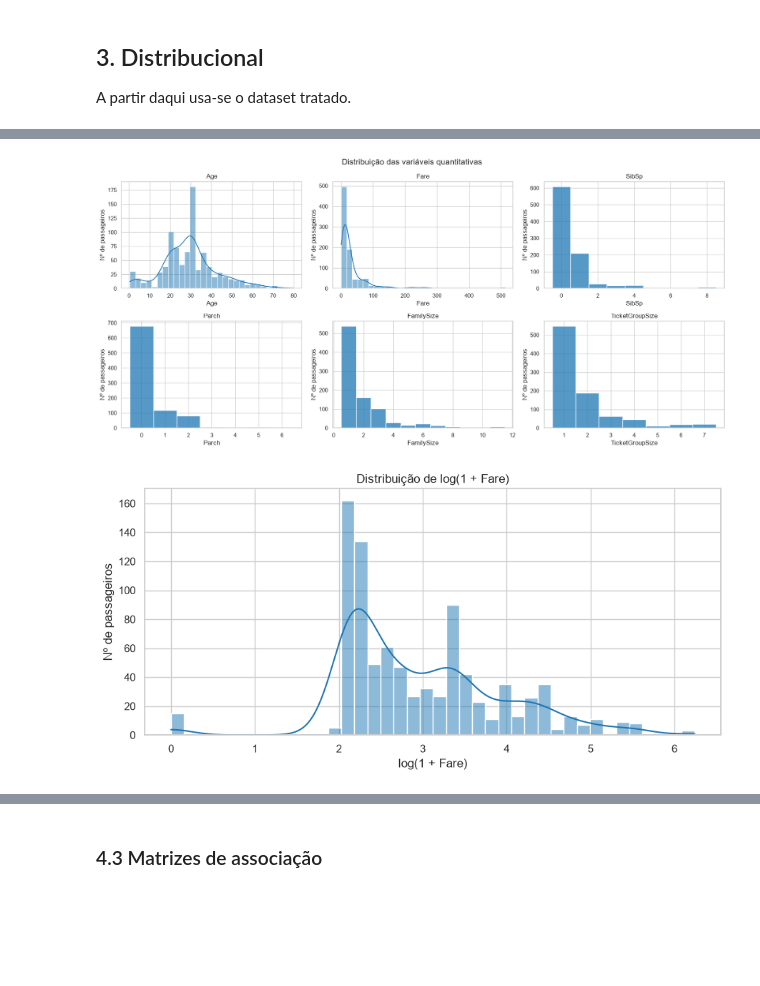
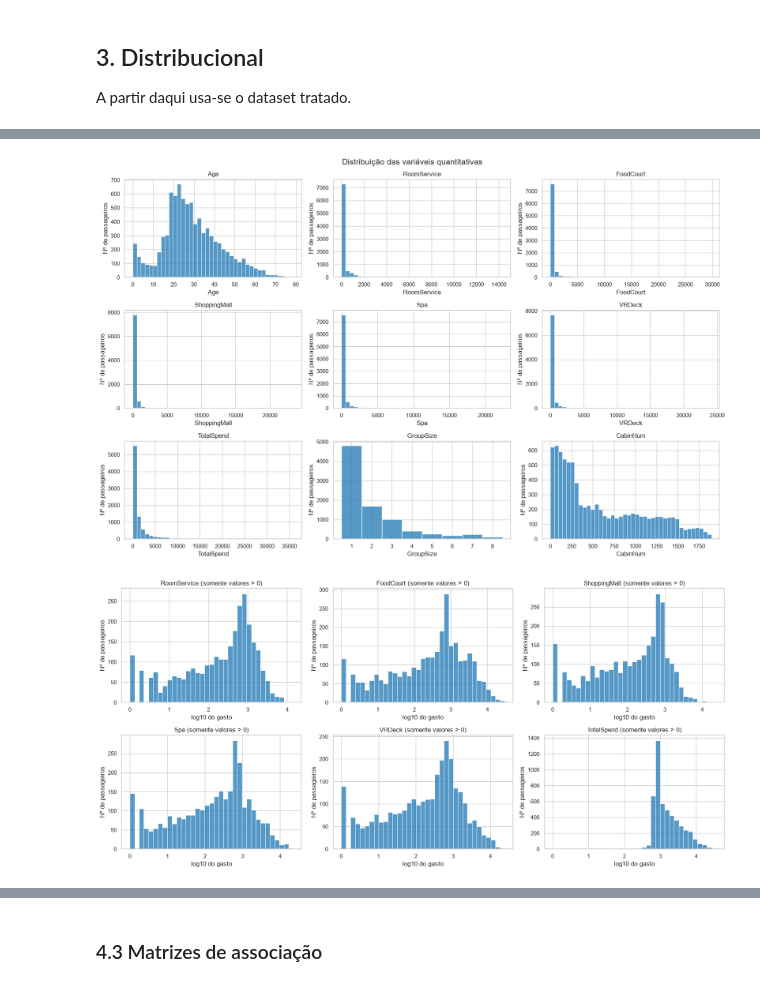
Before and after one commit to Pedro0602/projeto-avd, a Jupyter notebook: src/parte_especifica/eda.ipynb, the cells around one changed output, grey strips where cells are left out. Saved outputs shown, nothing was run; the diff lists cells and outputs as text; code cells hidden in the pictures; blank space fills up the shorter version.

```diff
--- a/src/parte_especifica/eda.ipynb
+++ b/src/parte_especifica/eda.ipynb
@@ -174,0 +148,11 @@ plt.show()
+# %%
+# [IA] Claude – correlação entre os indicadores de ausência
+falt = df[[f"Falt_{c}" for c in cols]].rename(columns=lambda c: c.replace("Falt_", ""))
+corr = falt.corr()
+fig, ax = plt.subplots(figsize=(10, 8))
+sns.heatmap(corr, mask=np.triu(np.ones_like(corr, dtype=bool), k=1), annot=True, fmt=".2f", cmap="RdBu_r",
+            vmin=-1, vmax=1, cbar_kws={"label": "Correlação"}, ax=ax)
+ax.set_title("Correlação entre os indicadores de valor ausente")
+fig.tight_layout()
+salvar(fig, "faltantes_correlacao.png")
+plt.show()
@@ -260,14 +229,13 @@ Nenhuma linha é removida. Comparação de três opções de imputação (todas
 # %%
 # [IA] Claude – comparação das opções de imputação de Age
+base, _ = dd.aplicar_regras_logicas(df)
 fig, axes = plt.subplots(1, len(dd.METODOS_AGE), figsize=(18, 4.5), sharey=True)
 resumo = {"original (sem faltantes)": df["Age"].describe()}
 for ax, (metodo, nome) in zip(axes, dd.METODOS_AGE.items()):
-    imputada = dd.imputar_age(df, metodo)
+    imputada = dd.imputar_age(base, metodo)
     resumo[nome] = imputada.describe()
-    sns.histplot(df["Age"].dropna(), bins=30, stat="density", color="tab:blue", alpha=0.5,
-                 label="Original", ax=ax)
-    sns.histplot(imputada, bins=30, stat="density", color="tab:orange", alpha=0.5,
-                 label="Após imputação", ax=ax)
+    sns.histplot(df["Age"].dropna(), bins=30, stat="density", color="tab:blue", alpha=0.5, label="Original", ax=ax)
+    sns.histplot(imputada, bins=30, stat="density", color="tab:orange", alpha=0.5, label="Após imputação", ax=ax)
     ax.set_title(nome)
     ax.set_xlabel("Idade (anos)")
     ax.set_ylabel("Densidade")
@@ -311,10 +260,11 @@ O resultado é salvo em `data/parte_especifica/titanic_tratado.csv`, que é o ar
 # %%
-METODO_AGE = "mediana_titulo"   # o grupo deve confirmar ou trocar e justificar no relatório
-EMBARKED = "moda"               # "moda" ou "desconhecido"
+METODO_AGE = "mediana_planeta"   # o grupo deve confirmar ou trocar e justificar no relatório
+CATEGORICAS = "desconhecido"     # "desconhecido" ou "moda"
+REGRAS = True                    # aplica as deduções lógicas antes da imputação
 
-tratado = dd.tratar(bruto, METODO_AGE, EMBARKED)
+tratado = dd.tratar(bruto, METODO_AGE, CATEGORICAS, REGRAS)
 tratado.to_csv(dd.CAMINHO_TRATADO, index=False)
-print("Faltantes após tratamento:")
-print(tratado[["Age", "Embarked", "Deck"]].isna().sum().to_string())
-print(f"\nLinhas: {len(tratado)} (nenhuma removida)")
+print("Faltantes após tratamento (Age, gastos, categóricas):",
+      int(tratado[["Age", *GASTOS, "HomePlanet", "CryoSleep", "Destination", "VIP"]].isna().sum().sum()))
+print(f"Linhas: {len(tratado)} (nenhuma removida)")
 # %% [output]
@@ -334,9 +280,10 @@ _Justificativa do tratamento escolhido._
 A partir daqui usa-se o dataset tratado.
 # %%
 # [IA] Claude – estatísticas descritivas das quantitativas
-quant = ["Age", "Fare", "SibSp", "Parch", "FamilySize", "TicketGroupSize"]
+quant = ["Age", *GASTOS, "TotalSpend", "GroupSize", "CabinNum"]
 desc = tratado[quant].describe().T
 desc["assimetria"] = tratado[quant].skew()
 desc["curtose"] = tratado[quant].kurt()
+desc["% zeros"] = (tratado[quant] == 0).mean() * 100
 desc
 # %% [output]
@@ -350,30 +300,30 @@ desc
 # %%
 # [IA] Claude – histogramas das quantitativas
-fig, axes = plt.subplots(2, 3, figsize=(17, 8))
+fig, axes = plt.subplots(3, 3, figsize=(17, 11))
 for ax, col in zip(axes.flat, quant):
     discreta = tratado[col].nunique() < 15
-    sns.histplot(tratado[col], ax=ax, color="tab:blue", discrete=discreta,
-                 bins="auto" if discreta else 30, kde=not discreta)
+    sns.histplot(tratado[col].dropna(), ax=ax, color="tab:blue", discrete=discreta, bins="auto" if discreta else 40)
     ax.set_title(col)
     ax.set_xlabel(col)
     ax.set_ylabel("Nº de passageiros")
 fig.suptitle("Distribuição das variáveis quantitativas", fontsize=15)
 fig.tight_layout()
 salvar(fig, "dist_quantitativas.png")
 plt.show()
 # %% [output]
-[figure, old version]
+[figure, new version]
 # %%
-# [IA] Claude – Fare em escala logarítmica (distribuição muito assimétrica)
-fig, ax = plt.subplots(figsize=(9, 4.5))
-sns.histplot(np.log1p(tratado["Fare"]), bins=40, kde=True, ax=ax, color="tab:blue")
-ax.set_title("Distribuição de log(1 + Fare)")
-ax.set_xlabel("log(1 + Fare)")
-ax.set_ylabel("Nº de passageiros")
+# [IA] Claude – gastos em escala log, só entre quem gastou
+fig, axes = plt.subplots(2, 3, figsize=(17, 8))
+for ax, col in zip(axes.flat, [*GASTOS, "TotalSpend"]):
+    sns.histplot(np.log10(tratado.loc[tratado[col] > 0, col]), bins=35, ax=ax, color="tab:blue")
+    ax.set_title(f"{col} (somente valores > 0)")
+    ax.set_xlabel("log10 do gasto")
+    ax.set_ylabel("Nº de passageiros")
 fig.tight_layout()
-salvar(fig, "dist_fare_log.png")
+salvar(fig, "dist_gastos_log.png")
 plt.show()
 # %% [output]
-[figure, old version]
+[figure, new version]
 # %%
 # [IA] Claude – frequência das qualitativas
```
Also changed, not shown: parts of 50 cells of this notebook.
